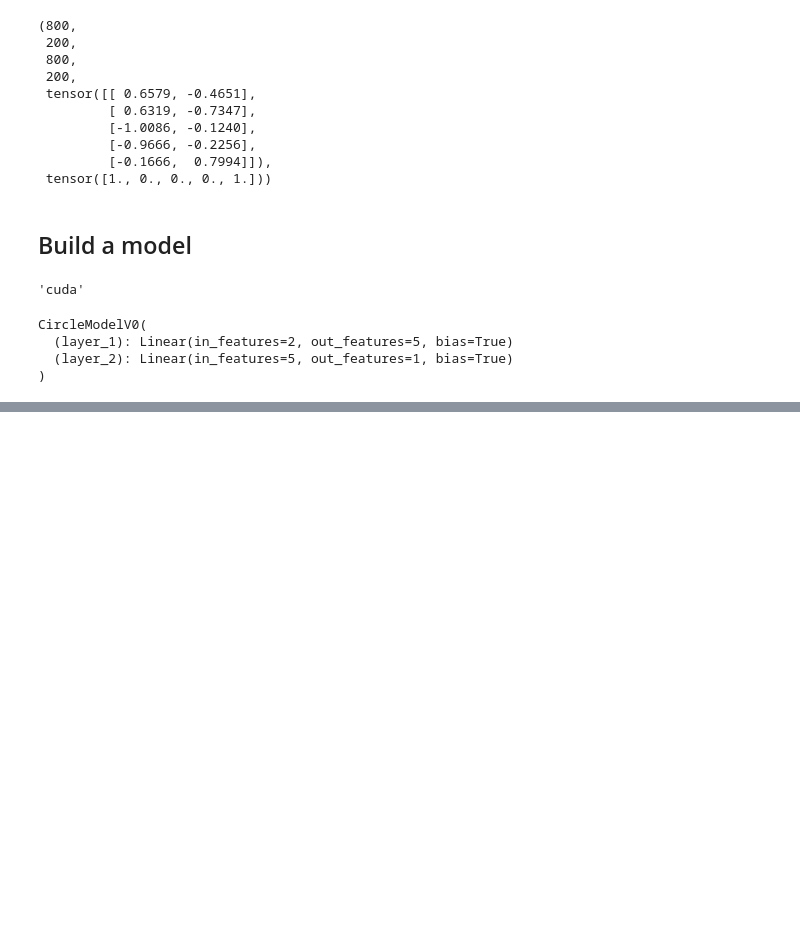
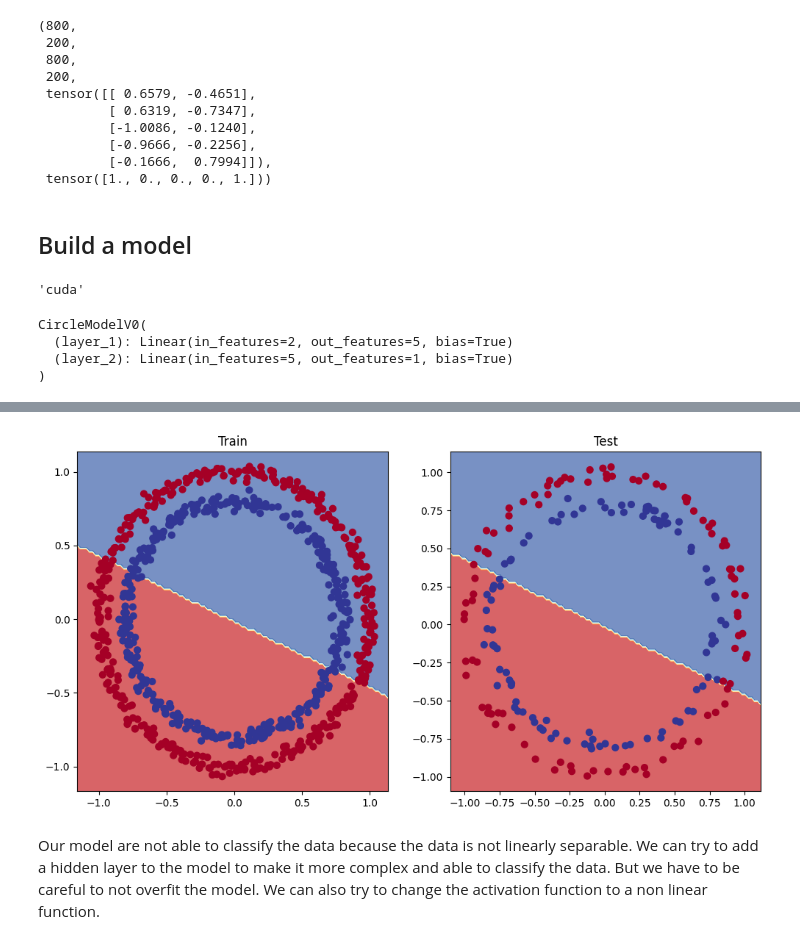
Before and after one commit to IonBoleac/PyTorch, a Jupyter notebook: 02_pytorch.ipynb, the cells around one changed output, grey strips where cells are left out. Drawn from its saved outputs; the diff is of its cells as text; code cells hidden in the pictures; blank space fills up the shorter version.

```diff
--- a/02_pytorch.ipynb
+++ b/02_pytorch.ipynb
@@ -154,0 +327,20 @@ CircleModelV0(
+# %%
+# create a model with additional hiden layer
+class CircleModelV1(nn.Module):
+    def __init__(self):
+        super().__init__()
+        self.layer_1 = nn.Linear(in_features=2, out_features=10)
+        self.layer_2 = nn.Linear(in_features=10, out_features=10) # extra layer
+        self.layer_3 = nn.Linear(in_features=10, out_features=1)
+
+    def forward(self, x): # note: always make sure forward is spelt correctly!
+        # Creating a model like this is the same as below, though below
+        # generally benefits from speedups where possible.
+        # z = self.layer_1(x)
+        # z = self.layer_2(z)
+        # z = self.layer_3(z)
+        # return z
+        return self.layer_3(self.layer_2(self.layer_1(x)))
+
+model_1 = CircleModelV1().to(device)
+model_1
@@ -154,0 +412,13 @@ CircleModelV0(
+# %%
+# Plot decision boundaries for training and test sets
+plt.figure(figsize=(12, 6))
+plt.subplot(1, 2, 1)
+plt.title("Train")
+plot_decision_boundary(model_1, X_train, y_train)
+plt.subplot(1, 2, 2)
+plt.title("Test")
+plot_decision_boundary(model_1, X_test, y_test)
+# %% [output]
+[figure, added]
+# %% [markdown]
+Our model are not able to classify the data because the data is not linearly separable. We can try to add a hidden layer to the model to make it more complex and able to classify the data. But we have to be careful to not overfit the model. We can also try to change the activation function to a non linear function.
```
Also changed, not shown: parts of 32 cells of this notebook, 2 other files.
